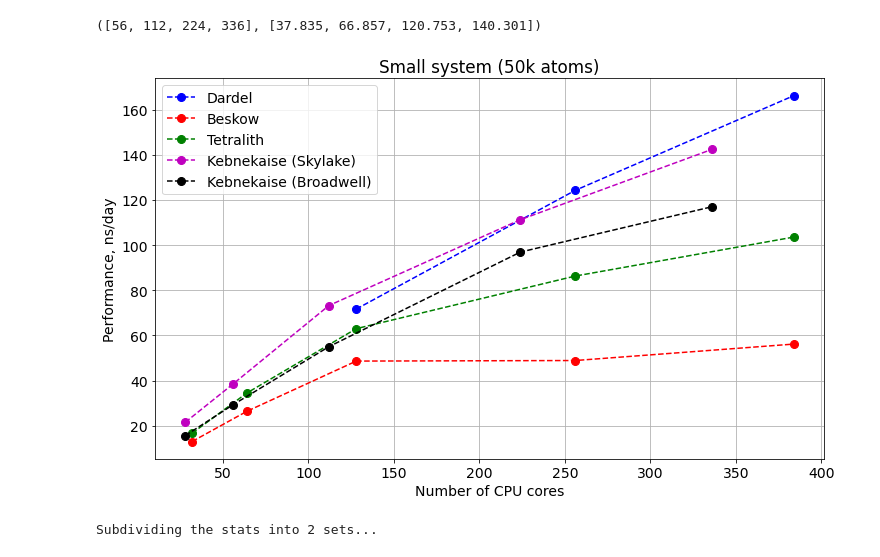
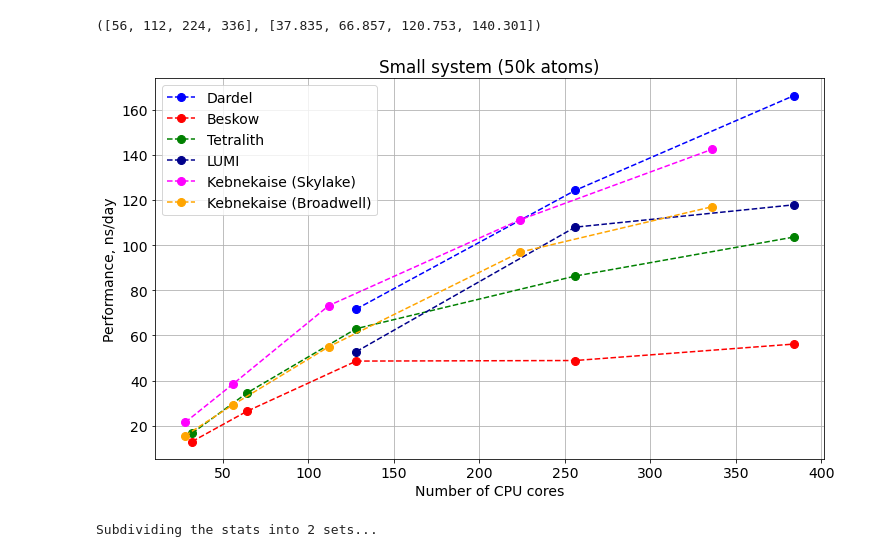
Before and after one commit to mikhail-a-ivanov/perfstats, a Jupyter notebook: MD-performance.ipynb, the cells around one changed output. Cells and saved outputs as stored; diff of their text form; code cells hidden in the pictures.

```diff
--- a/MD-performance.ipynb
+++ b/MD-performance.ipynb
@@ -30,4 +31,5 @@ beskow_small = PerformanceStats(HOME + '/Beskow-12nodes-anatase-101-POPE-50k/')
 tetralith_small = PerformanceStats(HOME + '/Tetralith-12nodes-anatase-101-POPE-50k/')
 keb_skylake_small = PerformanceStats(HOME + '/Kebnekaise/anatase-101-POPE-50k-Skylake/')
 keb_broadwell_small = PerformanceStats(HOME + '/Kebnekaise/anatase-101-POPE-50k-Broadwell/')
+lumi_small = PerformanceStats(HOME + '/LUMI/anatase-101-POPE-50k/')
 # %% [markdown]
@@ -69,21 +75,22 @@ keb_skylake_small.ncpus[1], keb_skylake_small.performance[1]
 # %%
 plt.rcParams.update({'font.size': 14})
 plt.figure(figsize=(12,7))
 plt.grid()
 
 plt.xlabel("Number of CPU cores")
 plt.ylabel("Performance, ns/day")
-plt.plot(dardel_small.ncpus, dardel_small.performance, 'bo--', markersize=8, label='Dardel')
-plt.plot(beskow_small.ncpus, beskow_small.performance, 'ro--', markersize=8, label='Beskow')
-plt.plot(tetralith_small.ncpus, tetralith_small.performance, 'go--', markersize=8, label='Tetralith')
-plt.plot(keb_skylake_small.ncpus[0], keb_skylake_small.performance[0], 'mo--', markersize=8, label='Kebnekaise (Skylake)')
-plt.plot(keb_broadwell_small.ncpus[0], keb_broadwell_small.performance[0], 'ko--', markersize=8, label='Kebnekaise (Broadwell)')
+plt.plot(dardel_small.ncpus, dardel_small.performance, color='blue', marker='o', linestyle='--', markersize=8, label='Dardel')
+plt.plot(beskow_small.ncpus, beskow_small.performance, color='red', marker='o', linestyle='--', markersize=8, label='Beskow')
+plt.plot(tetralith_small.ncpus, tetralith_small.performance, color='green', marker='o', linestyle='--', markersize=8, label='Tetralith')
+plt.plot(lumi_small.ncpus, lumi_small.performance, color='darkblue', marker='o', linestyle='--', markersize=8, label='LUMI')
+plt.plot(keb_skylake_small.ncpus[0], keb_skylake_small.performance[0], color='magenta', marker='o', linestyle='--', markersize=8, label='Kebnekaise (Skylake)')
+plt.plot(keb_broadwell_small.ncpus[0], keb_broadwell_small.performance[0], color='orange', marker='o', linestyle='--', markersize=8, label='Kebnekaise (Broadwell)')
 plt.legend(loc="upper left")
 plt.title('Small system (50k atoms)')
 plt.savefig('gmx-cpu-small.pdf')
 plt.show()
 # %% [output]
-[figure, old version]
+[figure, new version]
 # %%
 dardel_large = PerformanceStats(HOME + '/Dardel/large-system/')
 beskow_large = PerformanceStats(HOME + '/Beskow-12nodes-anatase-NP-POPE-300k/')
```
Also changed, not shown: parts of 6 cells of this notebook, 2 other files.
